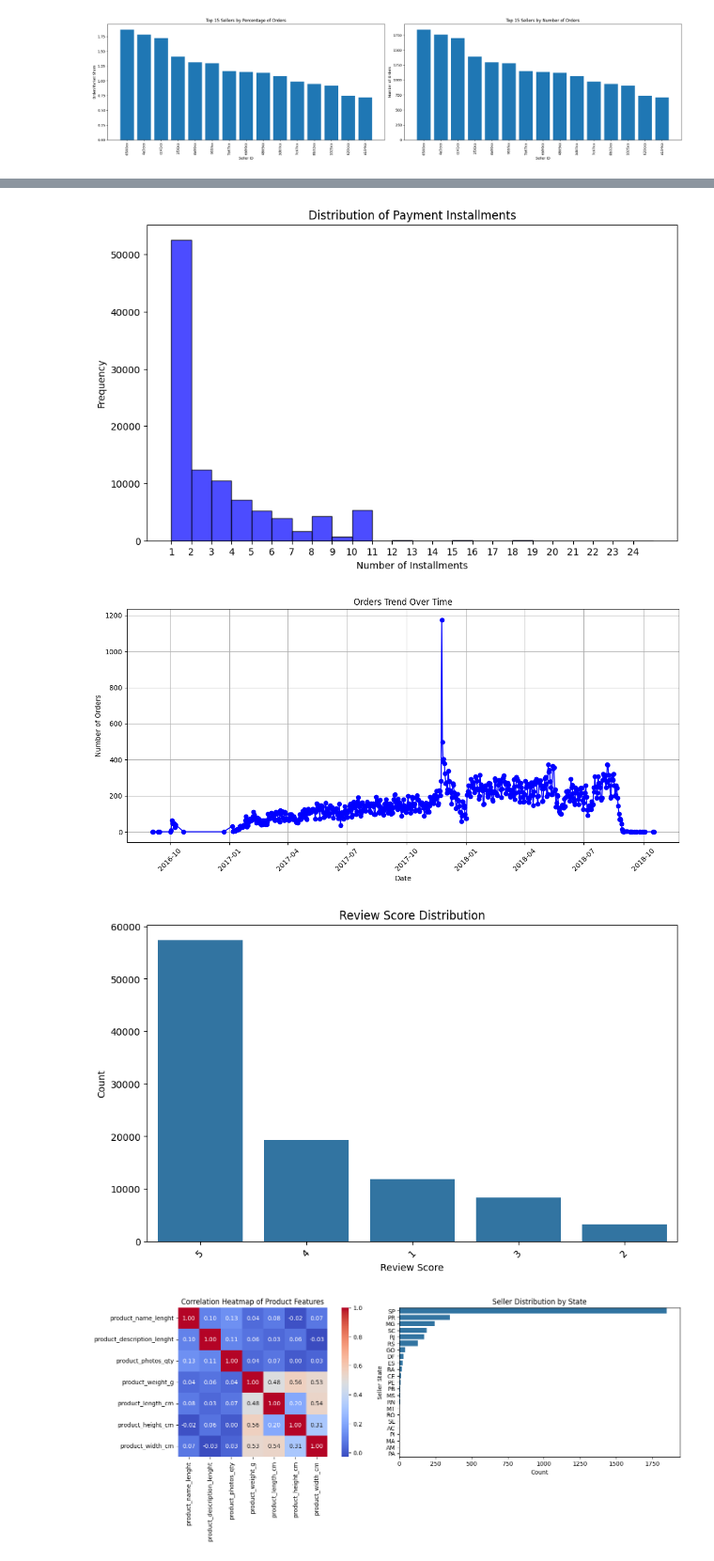
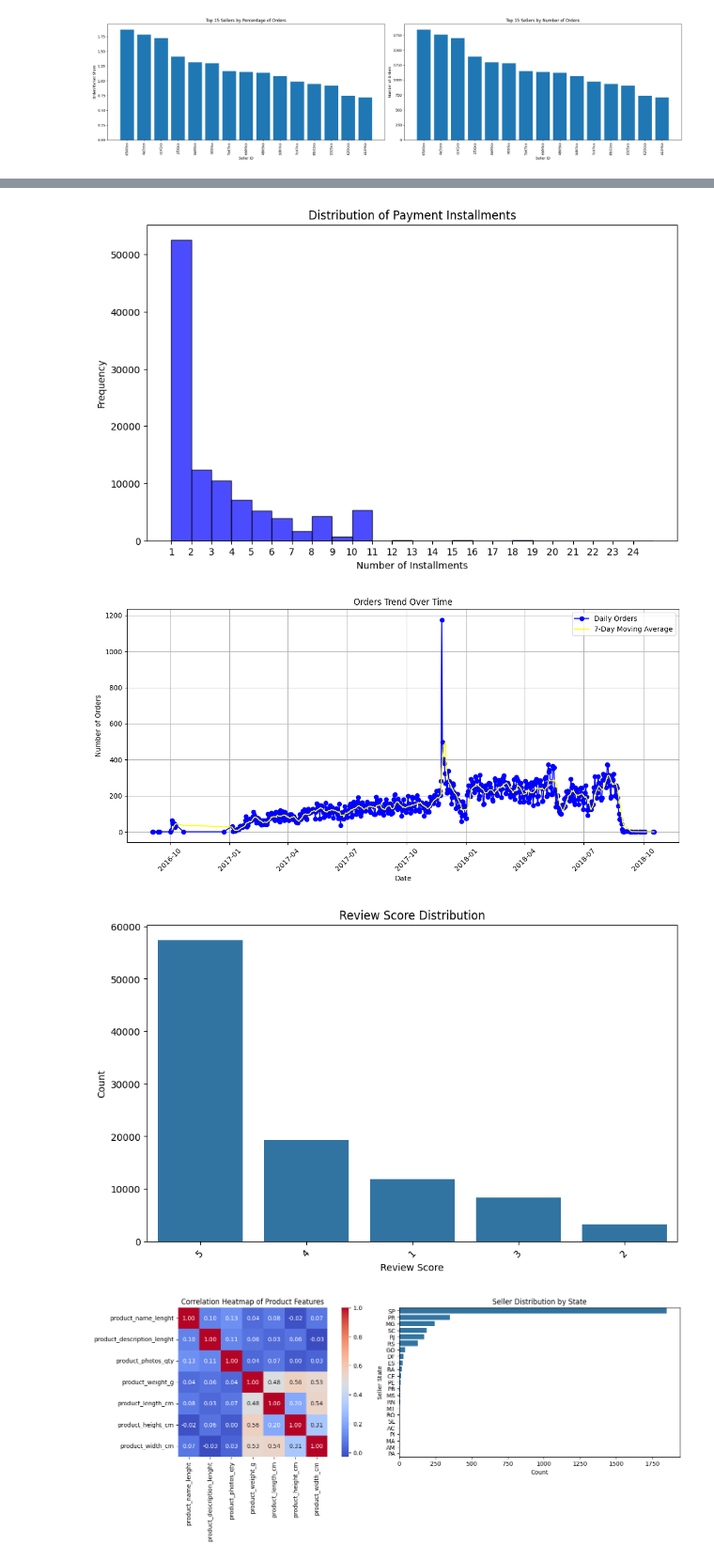
Before and after one commit to MDA1422/BIDM_Tasks, a Jupyter notebook: BIDM_Assignment.ipynb, the cells around one changed output, grey strips where cells are left out. Shown at 94% size. Drawn from its saved outputs; the diff is of its cells as text; code cells hidden in the pictures.

```diff
--- a/BIDM_Assignment.ipynb
+++ b/BIDM_Assignment.ipynb
@@ -96,14 +98,20 @@ for filename in os.listdir(datasets_path):
             # Group by date and count the number of orders
             orders_trend = dataframes[filename].groupby(dataframes[filename]['order_purchase_timestamp'].dt.date).size()
 
+            # Calculate the rolling average (7-day moving average)
+            avg_orders_trend = orders_trend.rolling(window=7).mean()
+
             # Create a line chart
             plt.figure(figsize=(12, 6))
-            plt.plot(orders_trend.index, orders_trend.values, marker='o', linestyle='-', color='blue')
+            plt.plot(orders_trend.index, orders_trend.values, marker='o', linestyle='-', color='blue', label='Daily Orders')
+            plt.plot(avg_orders_trend.index, avg_orders_trend.values, linestyle='-', color='yellow', label='7-Day Moving Average')
+
             plt.title('Orders Trend Over Time')
             plt.xlabel('Date')
             plt.ylabel('Number of Orders')
             plt.xticks(rotation=45)
             plt.grid()
+            plt.legend()
             plt.tight_layout()  # Adjust layout to make room for the rotated x-axis labels
             plt.show()
 
@@ -113,34 +121,34 @@ for filename in os.listdir(datasets_path):
             plt.title('Review Score Distribution')
             plt.xlabel('Review Score')
             plt.ylabel('Count')
             plt.xticks(rotation=45)
             plt.show()
 
         elif filename == 'olist_order_payments_dataset.csv':
 
             # distribution of payment types
             payment_type_counts = dataframes[filename]['payment_type'].value_counts()
             plt.figure(figsize=(10, 6))
             payment_type_counts.plot.bar(color='skyblue', edgecolor='black')
             plt.title('Distribution of Payment Types')
             plt.xlabel('Payment Type')
             plt.ylabel('Frequency')
             plt.xticks(rotation=45)
             plt.show()
 
 
            # distribution of payment installments
             plt.figure(figsize=(10, 6))
             plt.hist(dataframes[filename]['payment_installments'], bins=range(1, dataframes[filename]['payment_installments'].max() + 2), alpha=0.7, color='blue', edgecolor='black')
             plt.title('Distribution of Payment Installments')
             plt.xlabel('Number of Installments')
             plt.ylabel('Frequency')
             plt.xticks(range(1, dataframes[filename]['payment_installments'].max() + 1))
             plt.show()
 # %% [output]
 [figure]
 [figure]
-[figure, old version]
+[figure, new version]
 [figure]
 # %%
 
```
Also changed, not shown: parts of 29 cells of this notebook.
